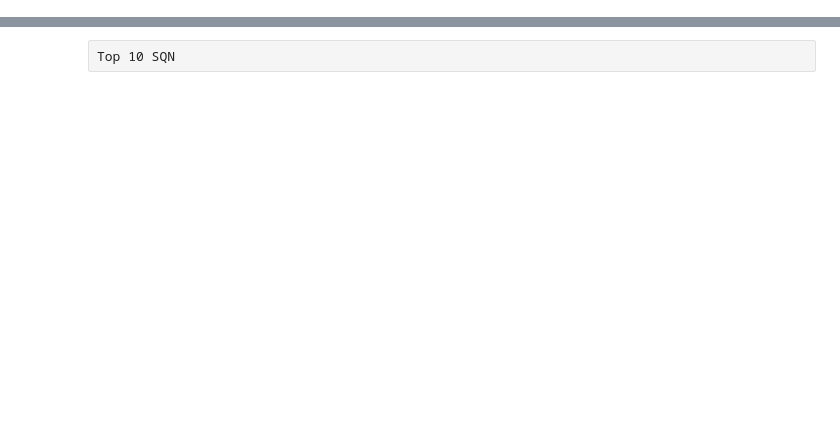
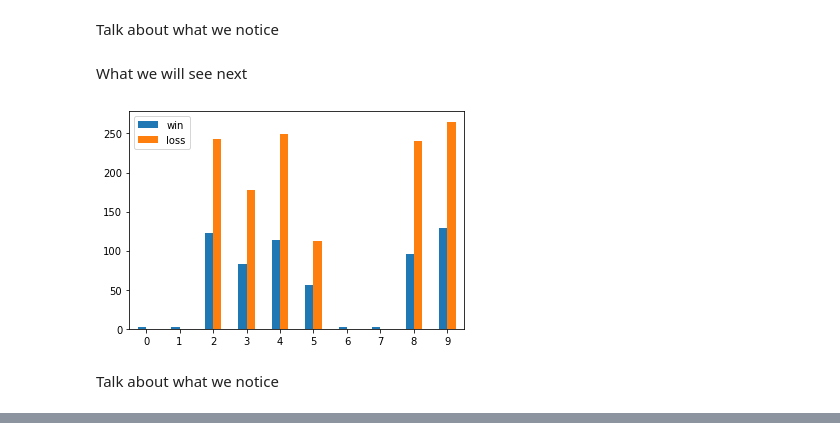
Before and after one commit to lth-elm/Backtrading-Python-Binance, a Jupyter notebook: data_process.ipynb, the cells around one changed output, grey strips where cells are left out. Saved outputs shown, nothing was run; the diff lists cells and outputs as text; code cells hidden in the pictures; blank space fills up the shorter version.

```diff
--- a/data_process.ipynb
+++ b/data_process.ipynb
@@ -15,3 +52,14 @@ Top 10 SQN no bullrun period
+# %% [markdown]
+Talk about what we notice
+# %% [markdown]
+What we will see next
+# %%
+topSqnBars2 = pd.DataFrame({'win': topSqnWin, 'loss': topSqnLoss}, index=index)
+topSqnBars2.plot.bar(rot=0); # PLOT X LEGEND
+# %% [output]
+[figure, added]
+# %% [markdown]
+Talk about what we notice
 # %%
 df.loc[df['Start'] == '2018-03-01'].sort_values('SQN', ascending=False).head(10)
 # %% [output]
@@ -26,5 +74,3 @@ df.loc[df['Start'] == '2018-03-01'].sort_values('SQN', ascending=False).head(10)
 | 4 | ETHUSDT | 4h | 2018-03-01 | 2020-11-15 | SMA | 14 | 12407.632 | 24.076 | 103 | 300 | ... |
 | 6 | ETHUSDT | 4h | 2018-03-01 | 2020-11-15 | SMA | 16 | 12434.159 | 24.342 | 98 | 266 | ... |
 | 0 | ETHUSDT | 6h | 2018-03-01 | 2020-11-15 | SMA | 10 | 12397.067 | 23.971 | 97 | 224 | ... |
-# %% [raw]
-Top 10 SQN
```
Also changed, not shown: parts of 14 cells of this notebook.
